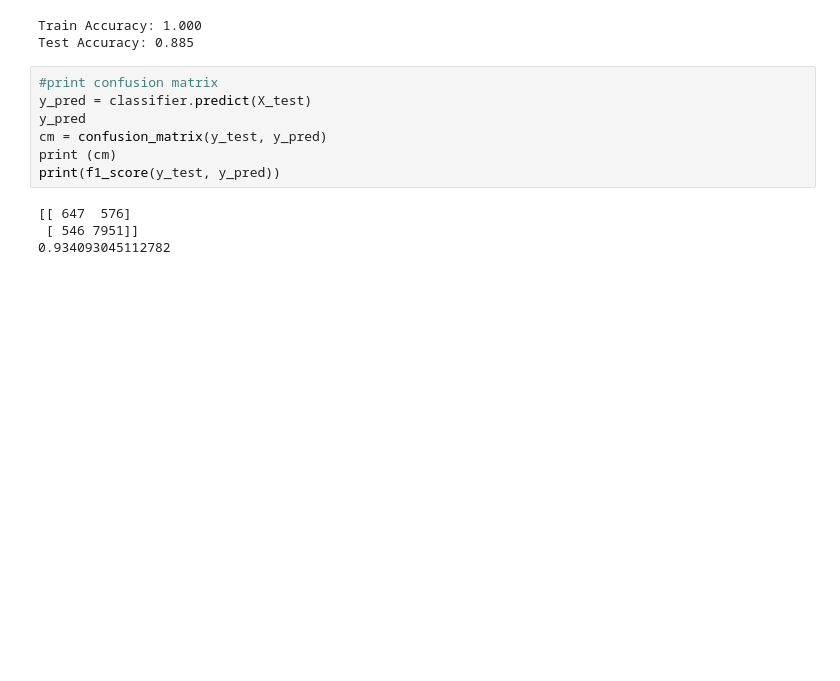
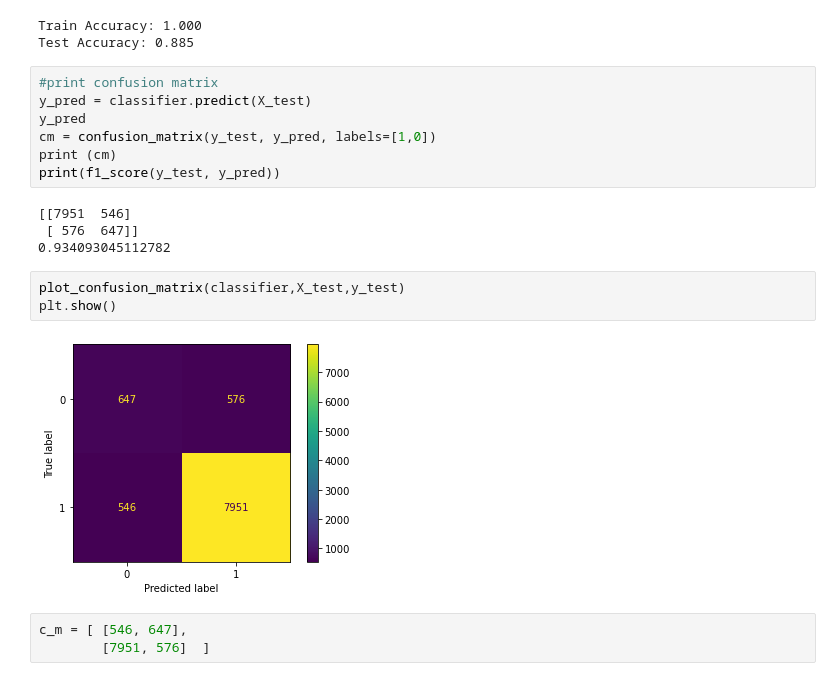
Before and after one commit to emilyatk13/Dev-10-Capstone, a Jupyter notebook: code/PPP_ml_implementation.ipynb, the cells around one changed output. Cells and saved outputs as stored; diff of their text form; blank space fills up the shorter version.

```diff
--- a/code/PPP_ml_implementation.ipynb
+++ b/code/PPP_ml_implementation.ipynb
@@ -449,10 +463,18 @@ Test Accuracy: 0.885
 #print confusion matrix
 y_pred = classifier.predict(X_test)
 y_pred
-cm = confusion_matrix(y_test, y_pred)
+cm = confusion_matrix(y_test, y_pred, labels=[1,0])
 print (cm)
 print(f1_score(y_test, y_pred))
 # %% [output]
-[[ 647  576]
- [ 546 7951]]
+[[7951  546]
+ [ 576  647]]
 0.934093045112782
+# %%
+plot_confusion_matrix(classifier,X_test,y_test)
+plt.show()
+# %% [output]
+[figure, added]
+# %%
+c_m = [ [546, 647],
+        [7951, 576]  ]
```
Also changed, not shown: parts of 5 cells of this notebook.
